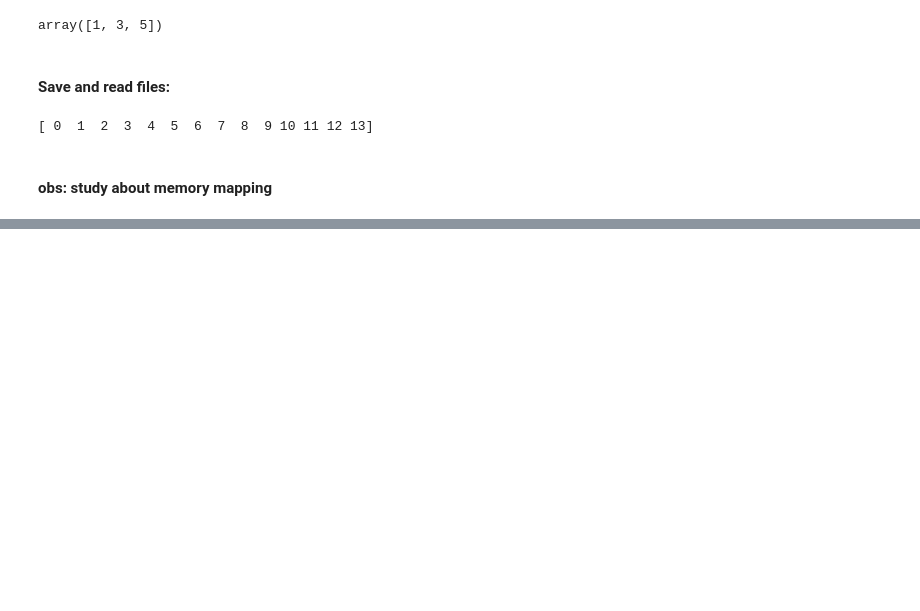
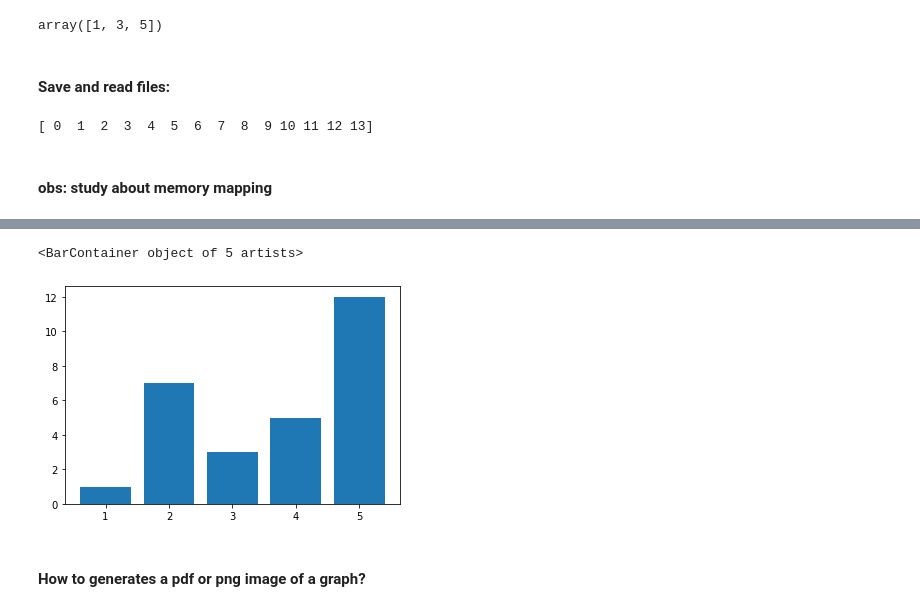
Before and after one commit to joaocarvoli-university/intro-data-science, a Jupyter notebook: notebooks-viewer/03-Libs (Numpy, Matplotlib, Pandas).ipynb, the cells around one changed output, grey strips where cells are left out. Cells and saved outputs as stored; diff of their text form; code cells hidden in the pictures; blank space fills up the shorter version.

```diff
--- a/notebooks-viewer/03-Libs (Numpy, Matplotlib, Pandas).ipynb
+++ b/notebooks-viewer/03-Libs (Numpy, Matplotlib, Pandas).ipynb
@@ -112,0 +135,7 @@ print(c)
+# %%
+plt.bar(x, y)
+# %% [output]
+<BarContainer object of 5 artists>
+[figure, added]
+# %% [markdown]
+#### How to generates a pdf or png image of a graph?
```
Also changed, not shown: parts of 22 cells of this notebook.
